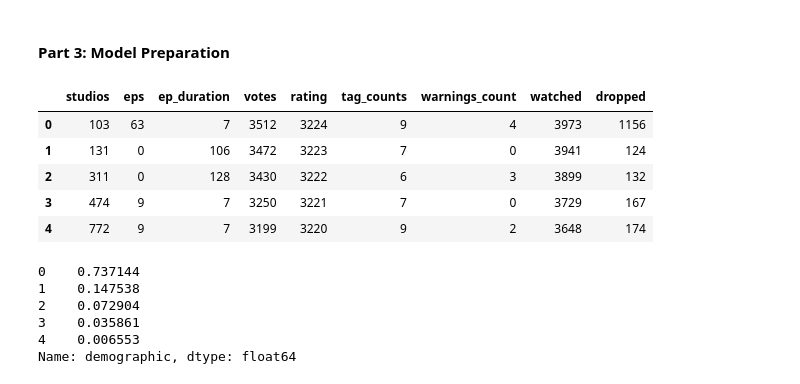
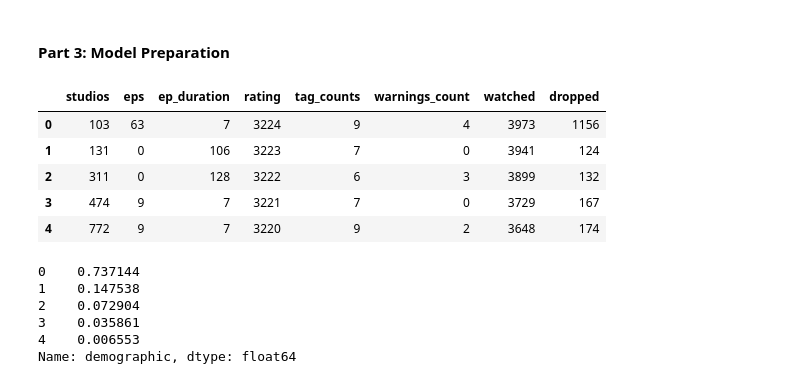
Before and after one commit to joelgnhz/anime, a Jupyter notebook: Anime Classification.ipynb, the cells around one changed output. Saved outputs shown, nothing was run; the diff lists cells and outputs as text; code cells hidden in the pictures.

```diff
--- a/Anime Classification.ipynb
+++ b/Anime Classification.ipynb
@@ -491,17 +491,18 @@ plt.show()
 #### Part 3: Model Preparation
 # %%
 # Feature Encoding
+# Omit vote count given collinearity with 'watched' and 'dropped'
 
-label_encoded =anime_categories[['studios','eps', 'ep_duration', 'votes', 'rating', 'tag_counts', 'warnings_count', 'watched', 'dropped']]
+label_encoded =anime_categories[['studios','eps', 'ep_duration', 'rating', 'tag_counts', 'warnings_count', 'watched', 'dropped']]
 anime_le = label_encoded.apply(LabelEncoder().fit_transform)
 anime_le.head()
 # %% [output]
-|  | studios | eps | ep_duration | votes | rating | tag_counts | warnings_count | watched | dropped |
-| 0 | 103 | 63 | 7 | 3512 | 3224 | 9 | 4 | 3973 | 1156 |
-| 1 | 131 | 0 | 106 | 3472 | 3223 | 7 | 0 | 3941 | 124 |
-| 2 | 311 | 0 | 128 | 3430 | 3222 | 6 | 3 | 3899 | 132 |
-| 3 | 474 | 9 | 7 | 3250 | 3221 | 7 | 0 | 3729 | 167 |
-| 4 | 772 | 9 | 7 | 3199 | 3220 | 9 | 2 | 3648 | 174 |
+|  | studios | eps | ep_duration | rating | tag_counts | warnings_count | watched | dropped |
+| 0 | 103 | 63 | 7 | 3224 | 9 | 4 | 3973 | 1156 |
+| 1 | 131 | 0 | 106 | 3223 | 7 | 0 | 3941 | 124 |
+| 2 | 311 | 0 | 128 | 3222 | 6 | 3 | 3899 | 132 |
+| 3 | 474 | 9 | 7 | 3221 | 7 | 0 | 3729 | 167 |
+| 4 | 772 | 9 | 7 | 3220 | 9 | 2 | 3648 | 174 |
 # %%
 # Create and fit model
 
```
Also changed, not shown: parts of 7 cells of this notebook.
